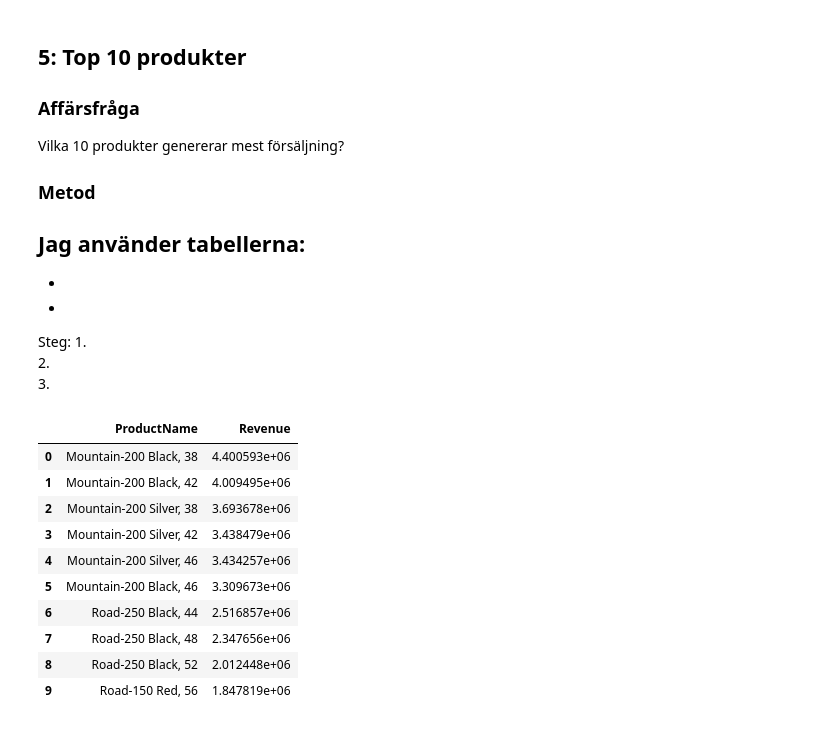
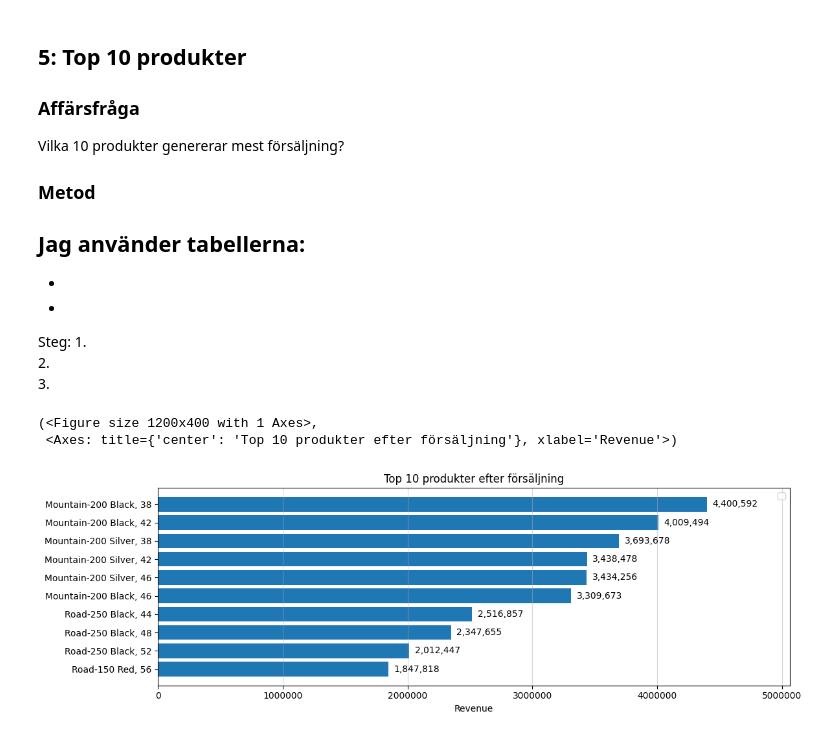
Before and after one commit to MarcusMorlock/SQLInl-mning_Marcus, a Jupyter notebook: report.ipynb, the cells around one changed output. Cells and saved outputs as stored; diff of their text form; code cells hidden in the pictures.

```diff
--- a/report.ipynb
+++ b/report.ipynb
@@ -293,27 +275,20 @@ Steg:
 # %%
 query_top10_product_revenue = """
 SELECT TOP 10
 
 p.Name as ProductName,
 SUM(sod.LineTotal) as Revenue
 
 FROM Production.Product as p
 INNER JOIN Sales.SalesOrderDetail as sod ON p.ProductID = sod.ProductID
 GROUP BY p.Name
 ORDER BY Revenue DESC
 """
 query_top10_product_revenue_df = sql_report.query_df(query_top10_product_revenue)
 query_top10_product_revenue_df.head(10)
+viz_total_sell_per_category(query_top10_product_revenue_df,title="Top 10 produkter efter försäljning")
 # %% [output]
-|  | ProductName | Revenue |
-| 0 | Mountain-200 Black, 38 | 4.400593e+06 |
-| 1 | Mountain-200 Black, 42 | 4.009495e+06 |
-| 2 | Mountain-200 Silver, 38 | 3.693678e+06 |
-| 3 | Mountain-200 Silver, 42 | 3.438479e+06 |
-| 4 | Mountain-200 Silver, 46 | 3.434257e+06 |
-| 5 | Mountain-200 Black, 46 | 3.309673e+06 |
-| 6 | Road-250 Black, 44 | 2.516857e+06 |
-| 7 | Road-250 Black, 48 | 2.347656e+06 |
-| 8 | Road-250 Black, 52 | 2.012448e+06 |
-| 9 | Road-150 Red, 56 | 1.847819e+06 |
+(<Figure size 1200x400 with 1 Axes>,
+ <Axes: title={'center': 'Top 10 produkter efter försäljning'}, xlabel='Revenue'>)
+[figure, added]
 # %%
```
Also changed, not shown: parts of 6 cells of this notebook, 1 other file.
